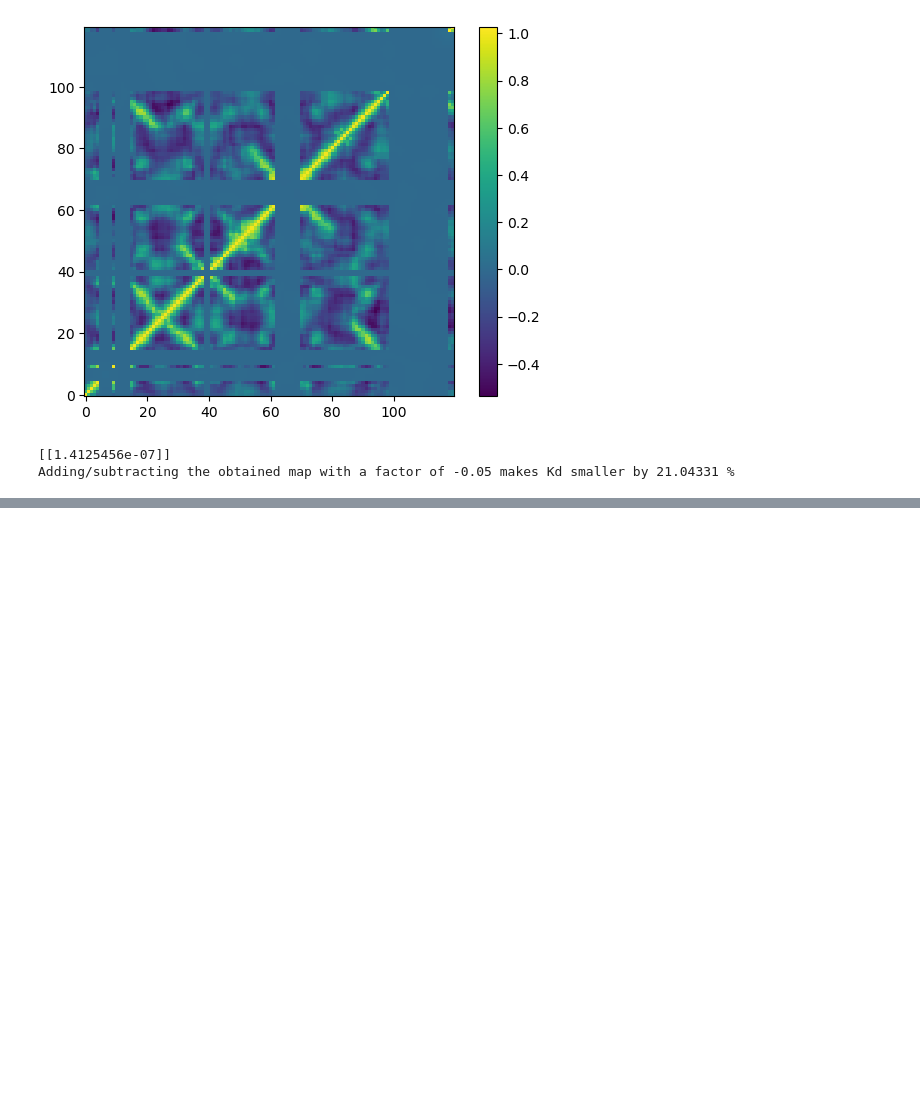
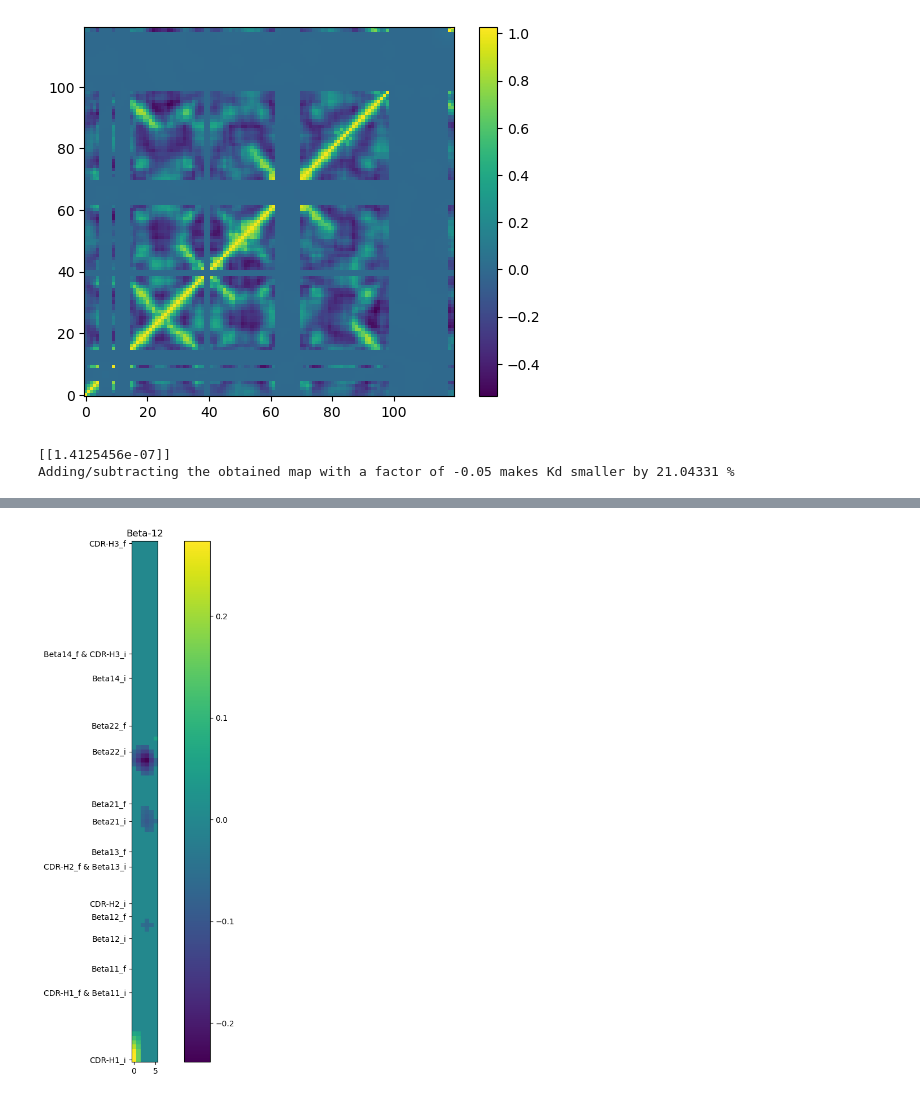
Before and after one commit to kevinmicha/ANTIPASTI, a Jupyter notebook: NMA CNN.ipynb, the cells around one changed output, grey strips where cells are left out. Saved outputs shown, nothing was run; the diff lists cells and outputs as text; code cells hidden in the pictures; blank space fills up the shorter version.

```diff
--- a/NMA CNN.ipynb
+++ b/NMA CNN.ipynb
@@ -794,0 +698,10 @@ print('Kd smaller by', per_change, '%')
+# %%
+plt.figure(figsize=(12, 12))
+beta12_corr = cv2.resize(img, dsize=(120, 120))[:, beta12_coord]
+plt.imshow(np.where(abs(beta12_corr)<abs(beta12_corr).max()/5, 0, beta12_corr), origin='lower')
+plt.yticks(ticks, ticks_labels, fontsize=10)
+plt.colorbar()
+plt.title('Beta-12')
+plt.show()
+# %% [output]
+[figure, added]
```
Also changed, not shown: parts of 34 cells of this notebook, 1 other file.
